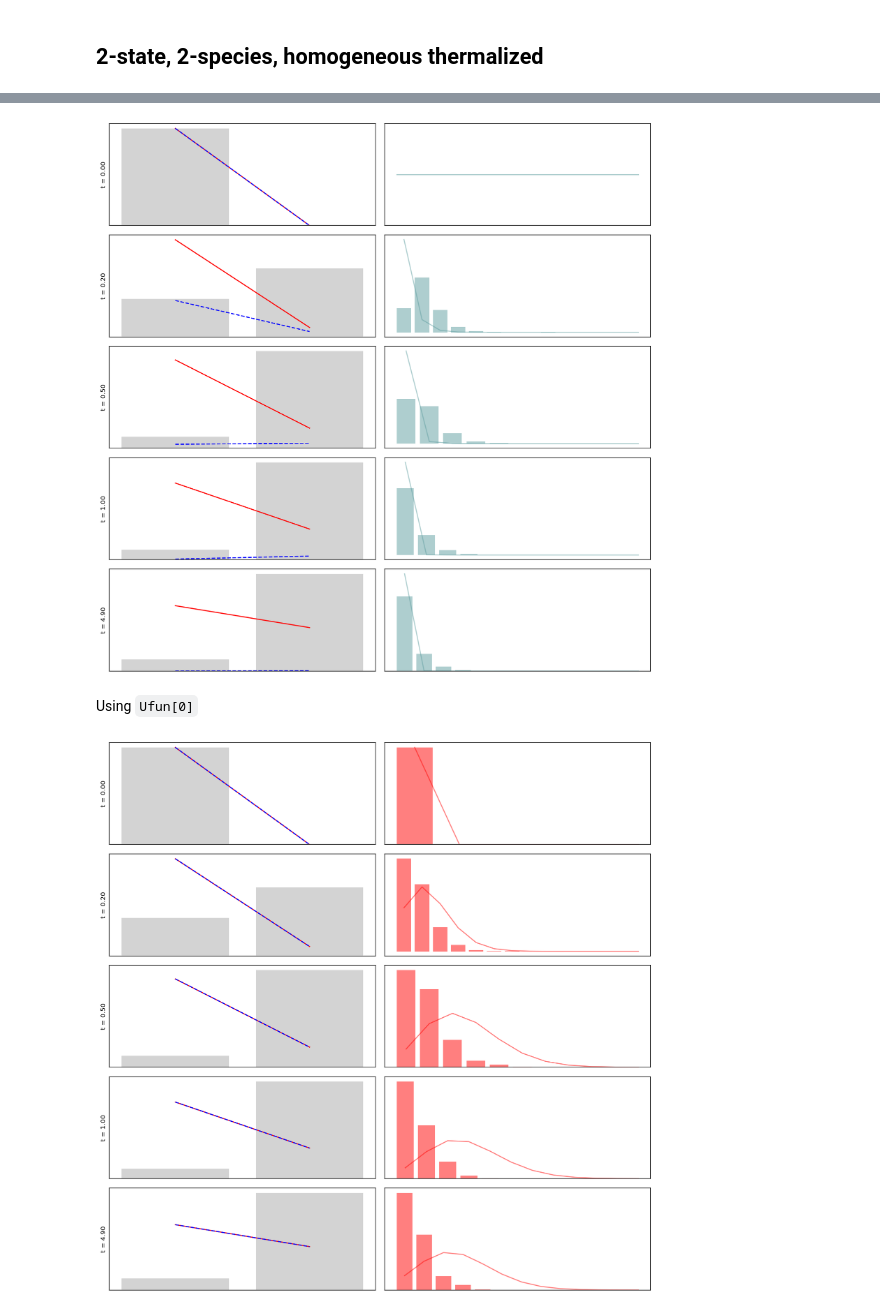
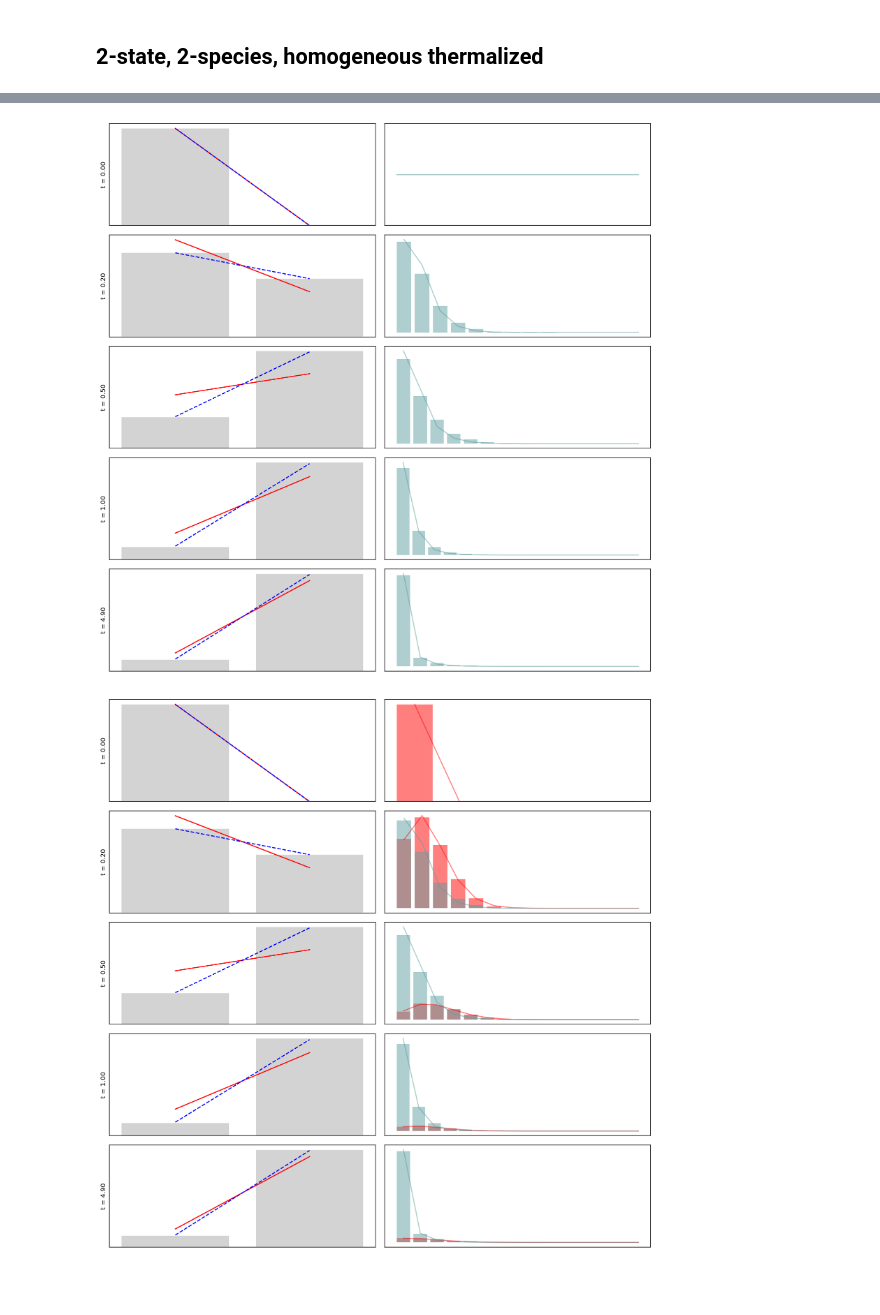
Before and after one commit to pachterlab/GVP_2023, a Jupyter notebook: gg221227_telegraph_reg.ipynb, the cells around one changed output, grey strips where cells are left out. Drawn from its saved outputs; the diff is of its cells as text; code cells hidden in the pictures; blank space fills up the shorter version.

```diff
--- a/gg221227_telegraph_reg.ipynb
+++ b/gg221227_telegraph_reg.ipynb
@@ -408,12 +408,17 @@ def get_g(mx):
 # %%
 def pss_wrapper_reg(H,A,c10,r10,r01,t,mx,N,initcond):
     r=r10+r01
-    V = np.asarray([[r10/r01,-1],[1,1]])
+    V = np.asarray([[r10/r,-1],[r01/r,1]])
+    Vinv = np.asarray([[1,1],[-r01/r,r10/r]])
     # c23,c24,c30=k
+
     g = np.asarray(get_g(mx)).T
     ufun_specific = lambda s,g:  np.asarray([\
                     U1(s,g,c10),\
                     U2(s,g,r,c10)])
+    # ufun_specific = lambda s,g:  np.asarray([\
+    #                 U2(s,g,r,c10),\
+    #                 U1(s,g,c10)])
 
     if initcond[0][0]=='thermalized':
         Hfin = scipy.linalg.null_space(H.T)
@@ -450,10 +455,18 @@ def pss_wrapper_reg(H,A,c10,r10,r01,t,mx,N,initcond):
             print(N)
             print(len(condition[0]))
             raise ValueError
+    # print(w)
+    # print(Vinv)
     gf_initcond_prop *= w
-    gf = gfun_specific(g,t,H,A,N,ufun_specific,gf_initcond_prop)
+    # print(gf_initcond_prop)
+    # gf_initcond_prop *= r10/r
+    gf_initcond_prop = np.dot(Vinv,gf_initcond_prop.T).T
+    # print(gf_initcond_prop.T)
+    # raise ValueError
+    gf = gfun_specific(g,t,H,A,V,Vinv,r10,r01,N,ufun_specific,gf_initcond_prop)
+    gf = np.dot(V,gf.T).T
+
     # gf = np.dot(V,gf.T).T
-
     Pss = np.zeros((max(mx),N))
     for j in range(N):
         Pss[:,j] = np.real(ifft(gf[:,j]))
@@ -604,6 +637,6 @@ viz_nondelay(t_arr,samples,N,n,H,A,c10,r10,r01,initcond,init_state_prob)
 # %%
-k_on = .75
-k_off = .5
+k_on = .4
+k_off = 2
 
 N = 2
 K_val = [[0,1,k_off],
@@ -616,7 +649,7 @@ gamma_val = [[1,3.14]]
 beta_val = []
 
 # R_val = []
-R_val = [[1,0,1,10]]
+R_val = [[1,0,1,1]]
 # %%
 initcond = [['deterministic',0],
             ['deterministic',0]]
@@ -635,10 +673,8 @@ viz_nondelay(t_arr,samples,N,n,H,A,c10,r10,r01,initcond,init_state_prob,focus=0)
 # %%
 viz_nondelay(t_arr,samples,N,n,H,A,c10,r10,r01,initcond,init_state_prob,focus=1)
 # %% [output]
-[figure, old version]
+[figure, new version]
-# %% [markdown]
-Using `Ufun[0]`
 # %%
-viz_nondelay(t_arr,samples,N,n,H,A,c10,r10,r01,initcond,init_state_prob,focus=0)
+viz_nondelay(t_arr,samples,N,n,H,A,c10,r10,r01,initcond,init_state_prob)
 # %% [output]
-[figure, old version]
+[figure, new version]
```
Also changed, not shown: parts of 15 cells of this notebook.
